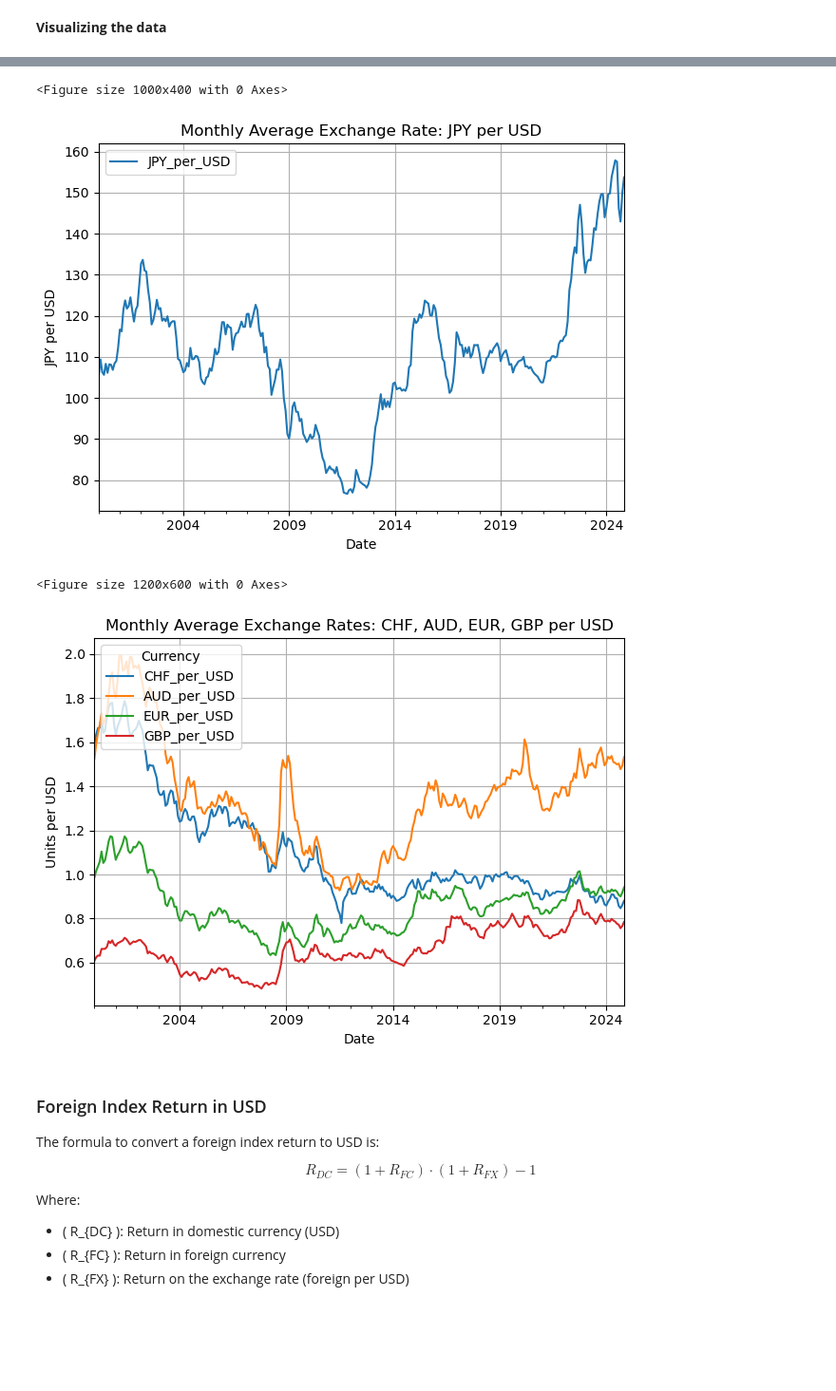
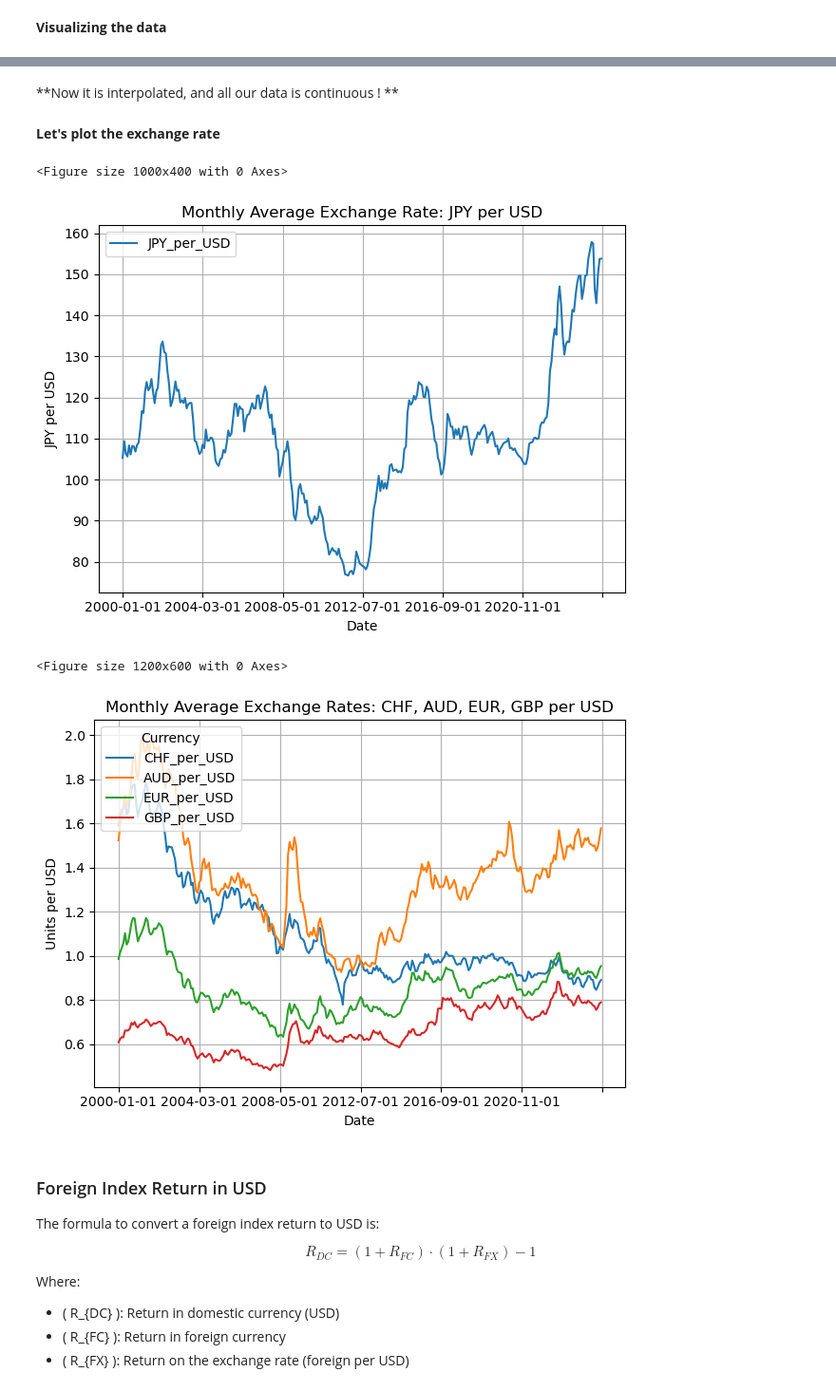
Before and after one commit to Wfiles/global-tactical-fund-simulator, a Jupyter notebook: data_collection.ipynb, the cells around one changed output, grey strips where cells are left out. Shown at 95% size. Cells and saved outputs as stored; diff of their text form; code cells hidden in the pictures; blank space fills up the shorter version.

```diff
--- a/data_collection.ipynb
+++ b/data_collection.ipynb
@@ -116,13 +112,14 @@ for code, path in files.items():
     df = df.rename(columns={return_col: f'{code}_return'})
     country_data[code] = df
 # %%
-monthly_all = pd.concat([
-    monthly_jpy_per_usd.rename("JPY_per_USD"),
-    monthly_chf_per_usd.rename("CHF_per_USD"),
-    monthly_aud_per_usd.rename("AUD_per_USD"),
-    monthly_eur_per_usd.rename("EUR_per_USD"),
-    monthly_gbp_per_usd.rename("GBP_per_USD")
+foreign_to_usd = pd.concat([
+    df_jpy['EXJPUS'].rename("JPY_per_USD"),
+    df_chf['EXSZUS'].rename("CHF_per_USD"),
+    df_aud['AUD_per_USD'].rename("AUD_per_USD"),
+    df_eur['EUR_per_USD'].rename("EUR_per_USD"),
+    df_gbp['GBP_per_USD'].rename("GBP_per_USD")
 ], axis=1)
+foreign_to_usd.index = df_jpy['date']
 # %% [markdown]
 **Visualizing the data**
 # %%
@@ -160,0 +170,2 @@ for country, df in ir3_data.items():
+# %% [markdown]
+**Now it is interpolated, and all our data is continuous ! **
@@ -161,33 +179,35 @@ for country, df in ir3_data.items():
+# %% [markdown]
+**Let's plot the exchange rate**
 # %%
 # Separate JPY from others
-monthly_jpy = monthly_all[['JPY_per_USD']]
-monthly_others = monthly_all.drop(columns='JPY_per_USD')
+monthly_jpy = foreign_to_usd[['JPY_per_USD']]
+monthly_others = foreign_to_usd.drop(columns='JPY_per_USD')
 
 
 plt.figure(figsize=(10, 4))
 monthly_jpy.plot()
 plt.title("Monthly Average Exchange Rate: JPY per USD")
 plt.xlabel("Date")
 plt.ylabel("JPY per USD")
 plt.grid(True)
 plt.tight_layout()
 plt.show()
 
 
 plt.figure(figsize=(12, 6))
 monthly_others.plot()
 plt.title("Monthly Average Exchange Rates: CHF, AUD, EUR, GBP per USD")
 plt.xlabel("Date")
 plt.ylabel("Units per USD")
 plt.grid(True)
 plt.legend(title="Currency", loc="upper left")
 plt.tight_layout()
 plt.show()
 # %% [output]
 <Figure size 1000x400 with 0 Axes>
-[figure, old version]
+[figure, new version]
 <Figure size 1200x600 with 0 Axes>
-[figure, old version]
+[figure, new version]
 # %% [markdown]
 ### Foreign Index Return in USD
 
```
Also changed, not shown: parts of 17 cells of this notebook, 7 other files.
